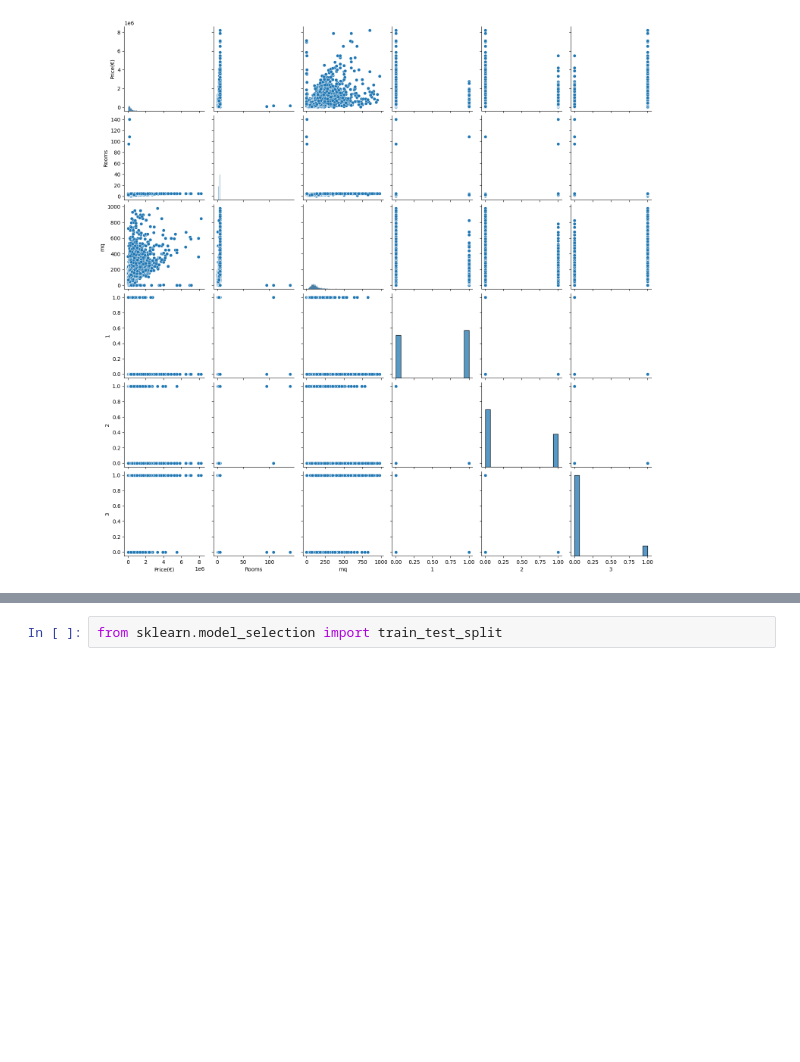
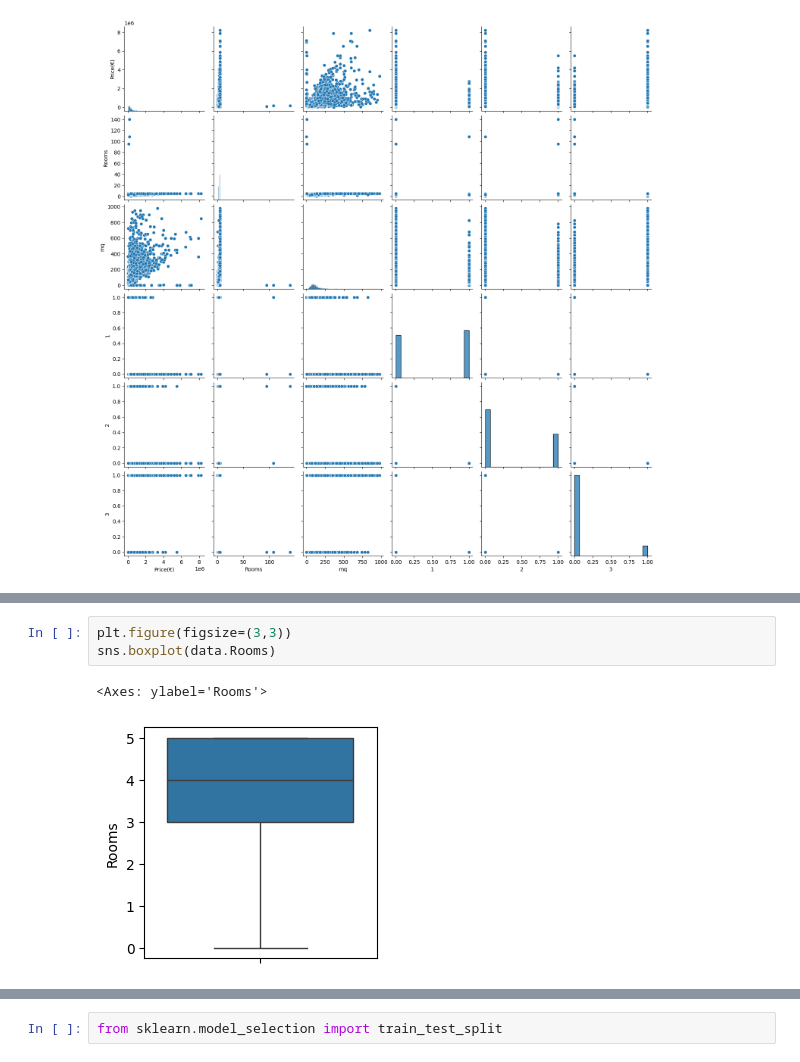
Before and after one commit to jflorescuba/Deep_Learning, a Jupyter notebook: ANN/Proj_01/Italian_house.ipynb, the cells around one changed output, grey strips where cells are left out. Saved outputs shown, nothing was run; the diff lists cells and outputs as text; blank space fills up the shorter version.

```diff
--- a/ANN/Proj_01/Italian_house.ipynb
+++ b/ANN/Proj_01/Italian_house.ipynb
@@ -111,0 +130,6 @@ sns.boxplot(data.Rooms)
+# %%
+plt.figure(figsize=(3,3))
+sns.boxplot(data.Rooms)
+# %% [output]
+<Axes: ylabel='Rooms'>
+[figure, added]
```
Also changed, not shown: parts of 9 cells of this notebook.
